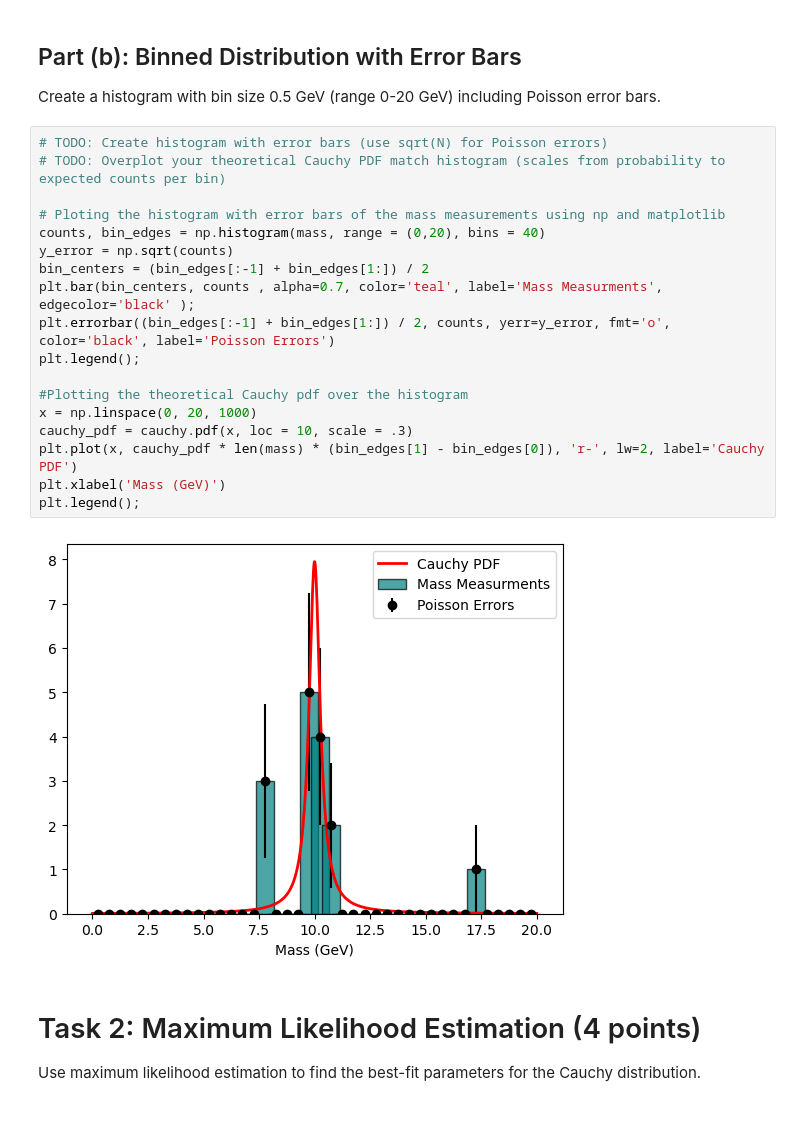
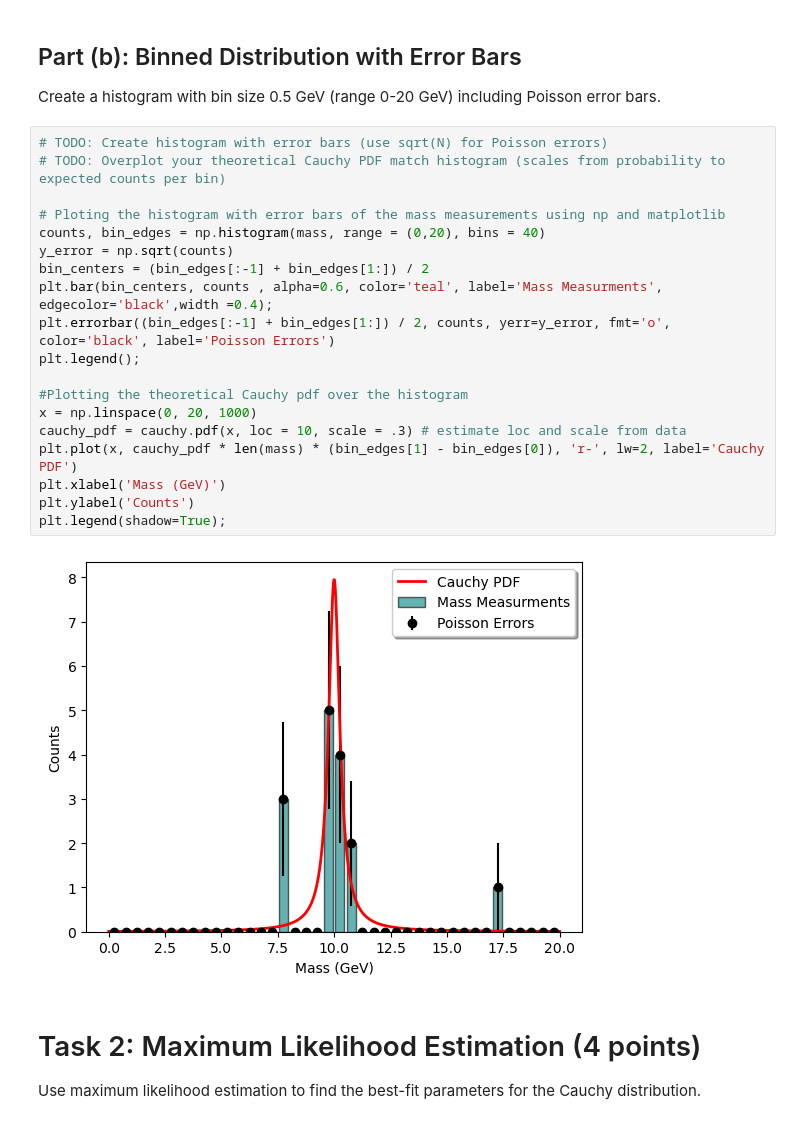
Before and after one commit to leoquintana4/Phys-434, a Jupyter notebook: PHYS 434 Lab 4.ipynb, the cells around one changed output. Saved outputs shown, nothing was run; the diff lists cells and outputs as text.

```diff
--- a/PHYS 434 Lab 4.ipynb
+++ b/PHYS 434 Lab 4.ipynb
@@ -58,23 +61,24 @@ Create a histogram with bin size 0.5 GeV (range 0-20 GeV) including Poisson erro
 # %%
 # TODO: Create histogram with error bars (use sqrt(N) for Poisson errors)
 # TODO: Overplot your theoretical Cauchy PDF match histogram (scales from probability to expected counts per bin)
 
 # Ploting the histogram with error bars of the mass measurements using np and matplotlib
 counts, bin_edges = np.histogram(mass, range = (0,20), bins = 40)
 y_error = np.sqrt(counts)
 bin_centers = (bin_edges[:-1] + bin_edges[1:]) / 2
-plt.bar(bin_centers, counts , alpha=0.7, color='teal', label='Mass Measurments', edgecolor='black' );
+plt.bar(bin_centers, counts , alpha=0.6, color='teal', label='Mass Measurments', edgecolor='black',width =0.4);
 plt.errorbar((bin_edges[:-1] + bin_edges[1:]) / 2, counts, yerr=y_error, fmt='o', color='black', label='Poisson Errors')
 plt.legend();
 
 #Plotting the theoretical Cauchy pdf over the histogram
 x = np.linspace(0, 20, 1000)
-cauchy_pdf = cauchy.pdf(x, loc = 10, scale = .3)
+cauchy_pdf = cauchy.pdf(x, loc = 10, scale = .3) # estimate loc and scale from data
 plt.plot(x, cauchy_pdf * len(mass) * (bin_edges[1] - bin_edges[0]), 'r-', lw=2, label='Cauchy PDF')
 plt.xlabel('Mass (GeV)')
-plt.legend();
+plt.ylabel('Counts')
+plt.legend(shadow=True);
 # %% [output]
-[figure, old version]
+[figure, new version]
 # %% [markdown]
 # Task 2: Maximum Likelihood Estimation (4 points)
 
```
Also changed, not shown: parts of 11 cells of this notebook, 20 other files.
